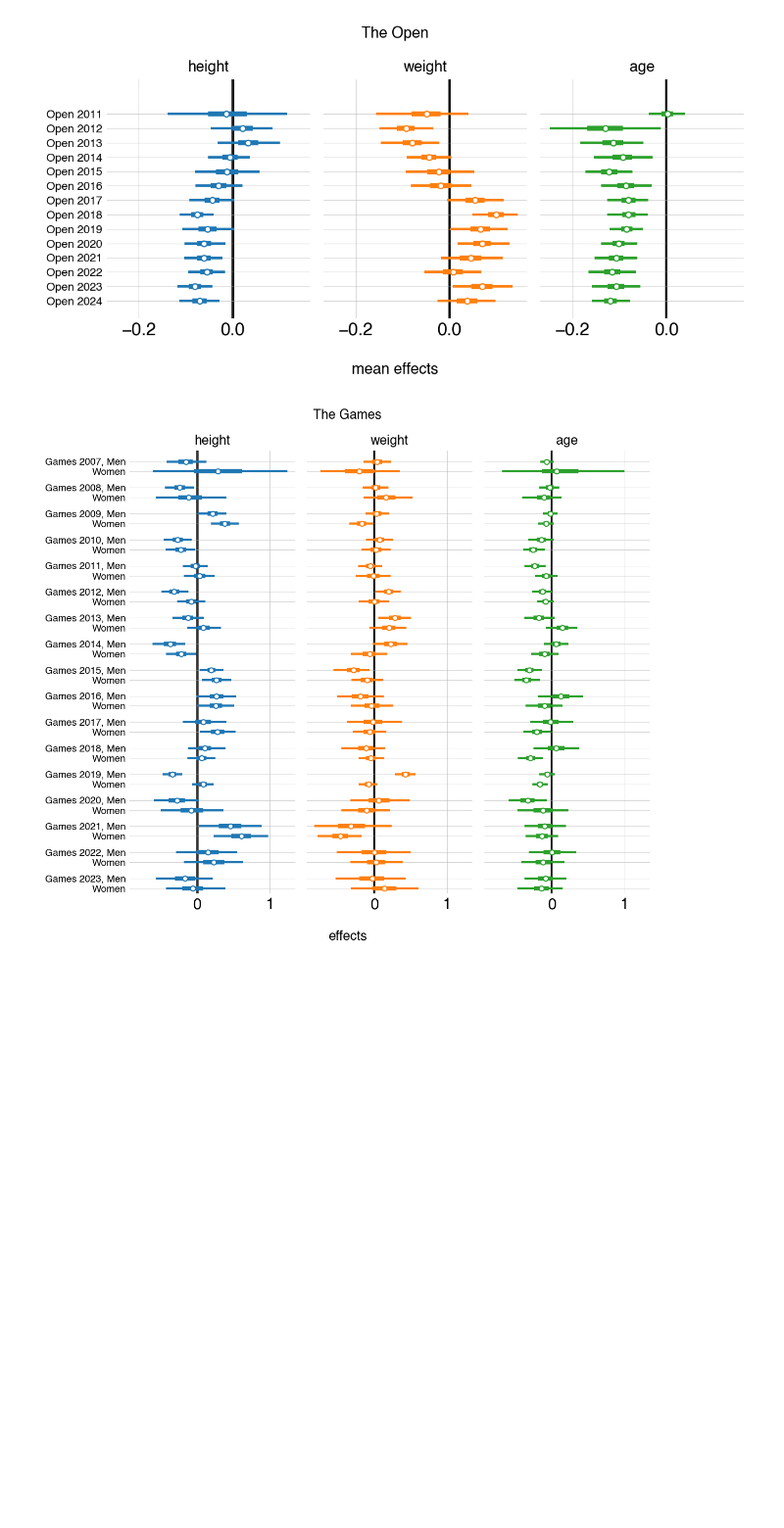
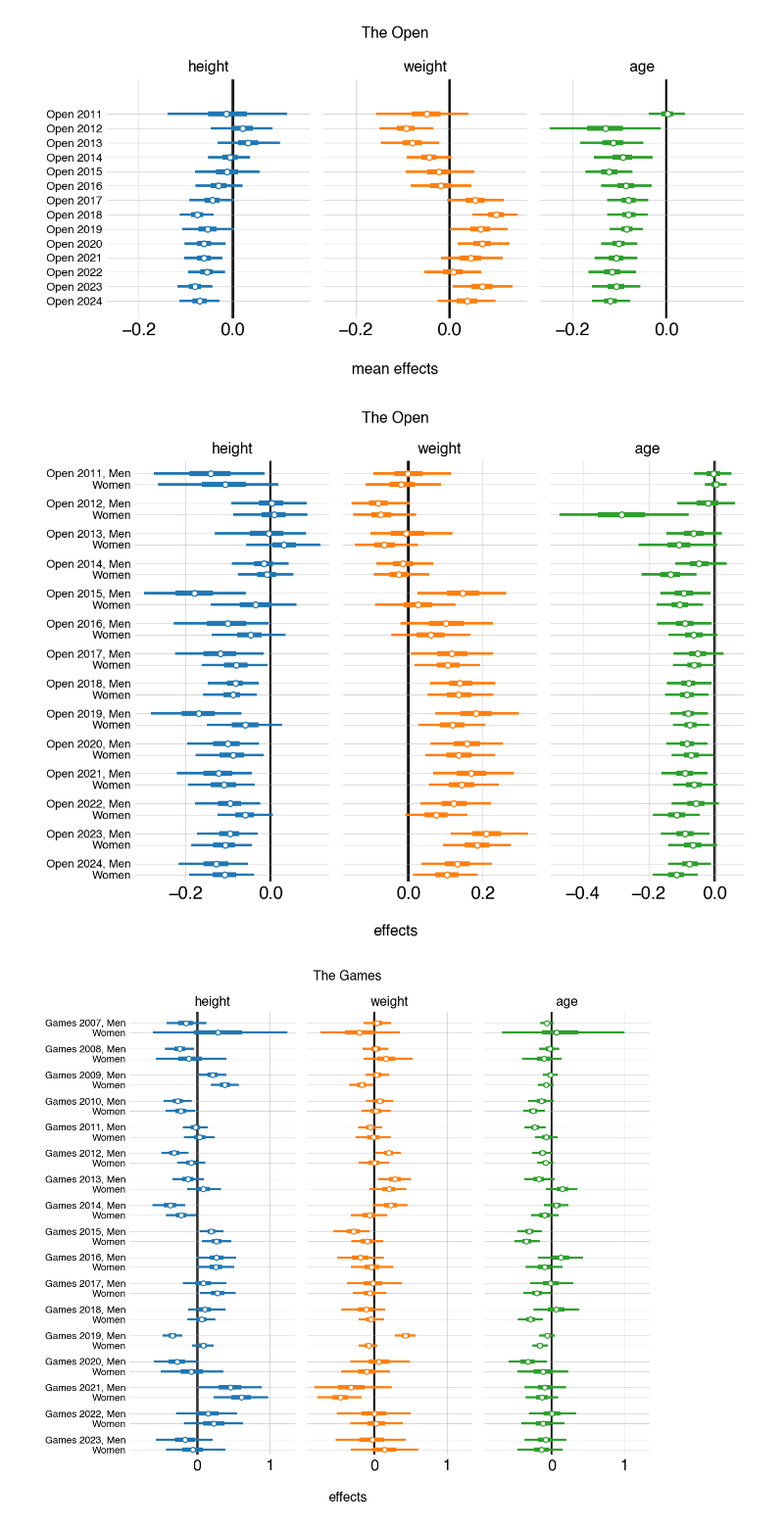
Before and after one commit to markmbaum/xft, a Jupyter notebook: analysis/rank_modeling_batch.ipynb, the cells around one changed output. Shown at 98% size. Drawn from its saved outputs; the diff is of its cells as text; code cells hidden in the pictures; blank space fills up the shorter version.

```diff
--- a/analysis/rank_modeling_batch.ipynb
+++ b/analysis/rank_modeling_batch.ipynb
@@ -65,5 +66,35 @@ fig.savefig("../plots/effects/batch_open.png")
 # %% [output]
 [figure]
+# %%
+fig, axs = plt.subplots(1, 3, figsize=(8, 6), sharex=False, sharey=True)
+for i in range(3):
+    az.plot_forest(
+        {
+            titles[j]: posteriors[j]["B"][:, :, :2, i]
+            for j in range(idx_open, len(posteriors))
+        },
+        colors=f"C{i}",
+        combined=True,
+        legend=False,
+        ax=axs[i],
+    )
+yticklabels = []
+for year in range(2024, 2010, -1):
+    yticklabels.append("Women")
+    yticklabels.append(f"Open {year}, Men")
+axs[0].set_yticklabels(yticklabels, fontsize=9)
+for ax in axs:
+    ax.axvline(0, color="k", zorder=-1)
+    ax.grid(True)
+axs[0].set_title("height")
+axs[1].set_title("weight")
+axs[2].set_title("age")
+fig.supxlabel("effects")
+fig.suptitle("The Open")
+fig.tight_layout()
+fig.savefig("../plots/effects/batch_open_main_divisions.png")
+# %% [output]
+[figure, added]
 # %%
 fig, axs = plt.subplots(1, 3, figsize=(8, 7), sharex=True, sharey=True)
 for i in range(3):
```
Also changed, not shown: parts of 3 cells of this notebook, 7 other files.
